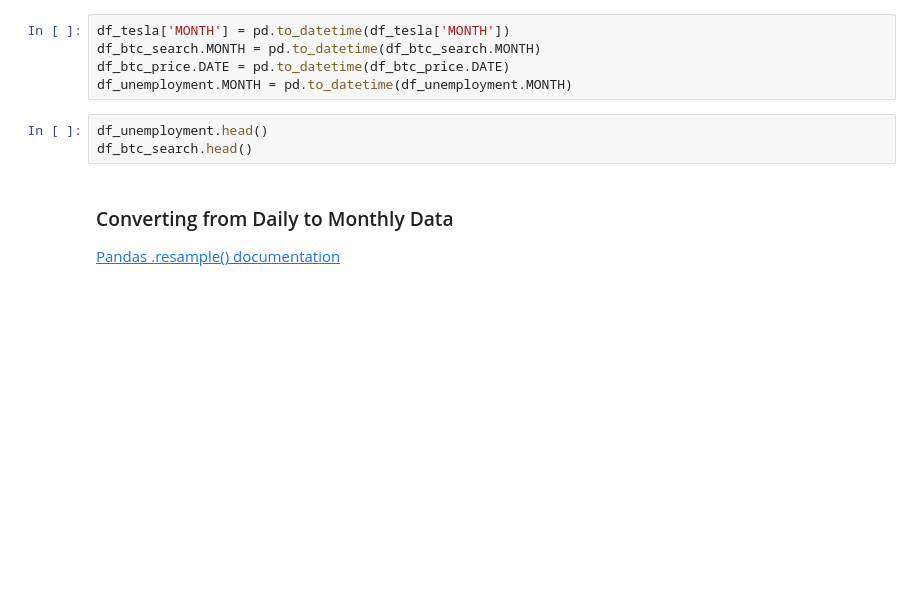
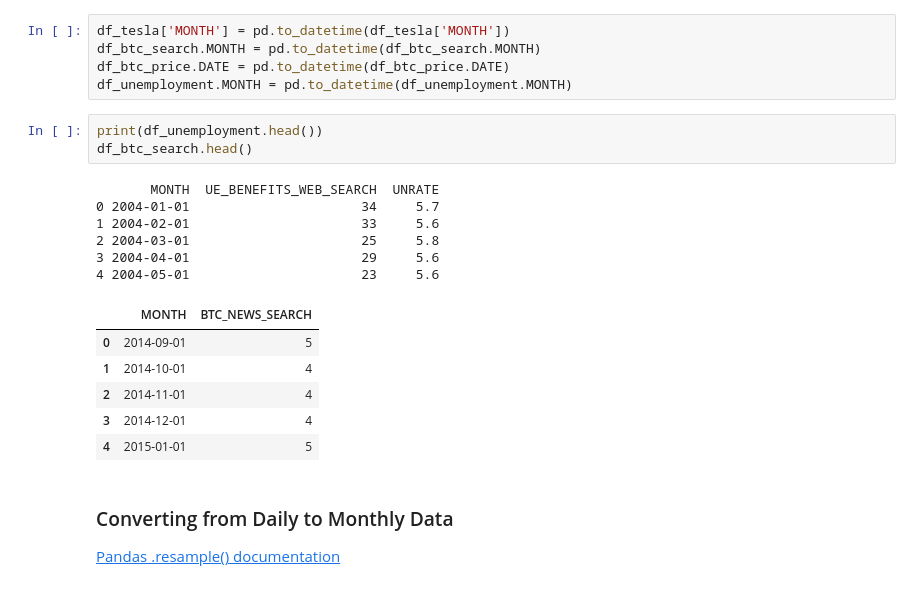
Before and after one commit to whoismacy/google-trends, a Jupyter notebook: Google Trends Data Viz (start)/Google Trends and Data Visualisation (start).ipynb, the cells around one changed output. Cells and saved outputs as stored; diff of their text form; blank space fills up the shorter version.

```diff
--- a/Google Trends Data Viz (start)/Google Trends and Data Visualisation (start).ipynb
+++ b/Google Trends Data Viz (start)/Google Trends and Data Visualisation (start).ipynb
@@ -96,8 +152,21 @@ df_btc_search.MONTH = pd.to_datetime(df_btc_search.MONTH)
 df_btc_price.DATE = pd.to_datetime(df_btc_price.DATE)
 df_unemployment.MONTH = pd.to_datetime(df_unemployment.MONTH)
 # %%
-df_unemployment.head()
+print(df_unemployment.head())
 df_btc_search.head()
+# %% [output]
+       MONTH  UE_BENEFITS_WEB_SEARCH  UNRATE
+0 2004-01-01                      34     5.7
+1 2004-02-01                      33     5.6
+2 2004-03-01                      25     5.8
+3 2004-04-01                      29     5.6
+4 2004-05-01                      23     5.6
+|  | MONTH | BTC_NEWS_SEARCH |
+| 0 | 2014-09-01 | 5 |
+| 1 | 2014-10-01 | 4 |
+| 2 | 2014-11-01 | 4 |
+| 3 | 2014-12-01 | 4 |
+| 4 | 2015-01-01 | 5 |
 # %% [markdown]
 ### Converting from Daily to Monthly Data
 
```
Also changed, not shown: parts of 21 cells of this notebook.
